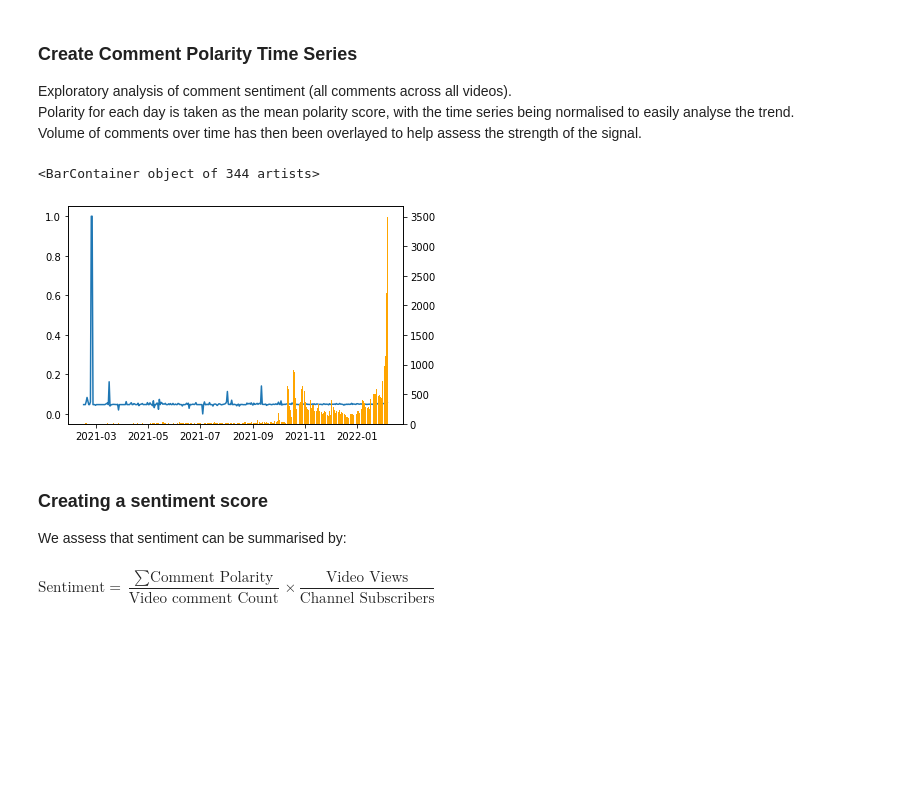
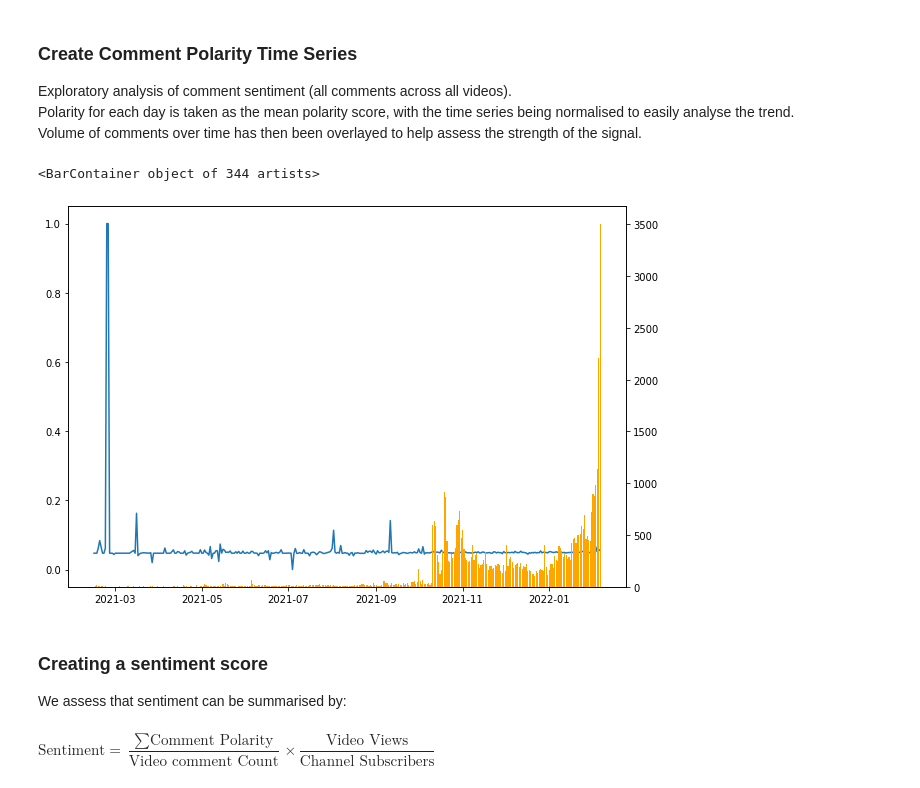
Before and after one commit to nmeares/Youtube-Sentiment, a Jupyter notebook: yt_sentiment.ipynb, the cells around one changed output. Cells and saved outputs as stored; diff of their text form; code cells hidden in the pictures; blank space fills up the shorter version.

```diff
--- a/yt_sentiment.ipynb
+++ b/yt_sentiment.ipynb
@@ -141,13 +141,14 @@ time_series.fillna(0, inplace=True)
 time_series['polarity'] = min_max_scaler(time_series['polarity'])
 time_series.set_index('commentDate', inplace=True)
 # %%
-fig, ax1 = plt.subplots()
+
+fig, ax1 = plt.subplots(figsize=(10,7))
 ax2 = ax1.twinx()
 ax1.plot(time_series['polarity'])
 ax2.bar(time_series.index, time_series['count'], color='orange')
 # %% [output]
 <BarContainer object of 344 artists>
-[figure, old version]
+[figure, new version]
 # %% [markdown]
 ### Creating a sentiment score
 We assess that sentiment can be summarised by: <br>
```
